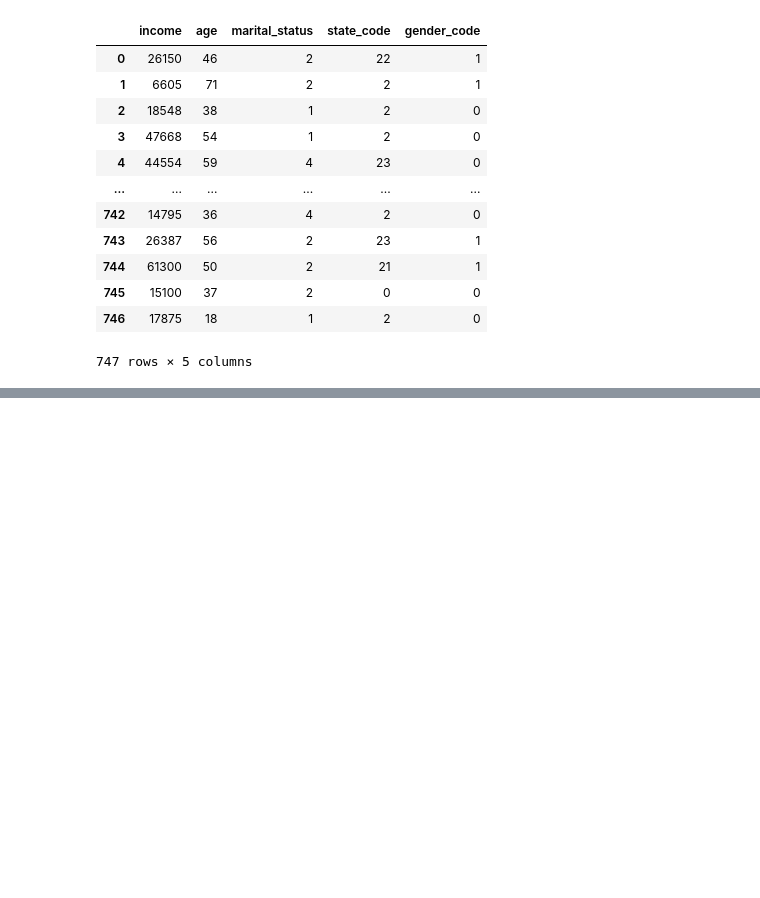
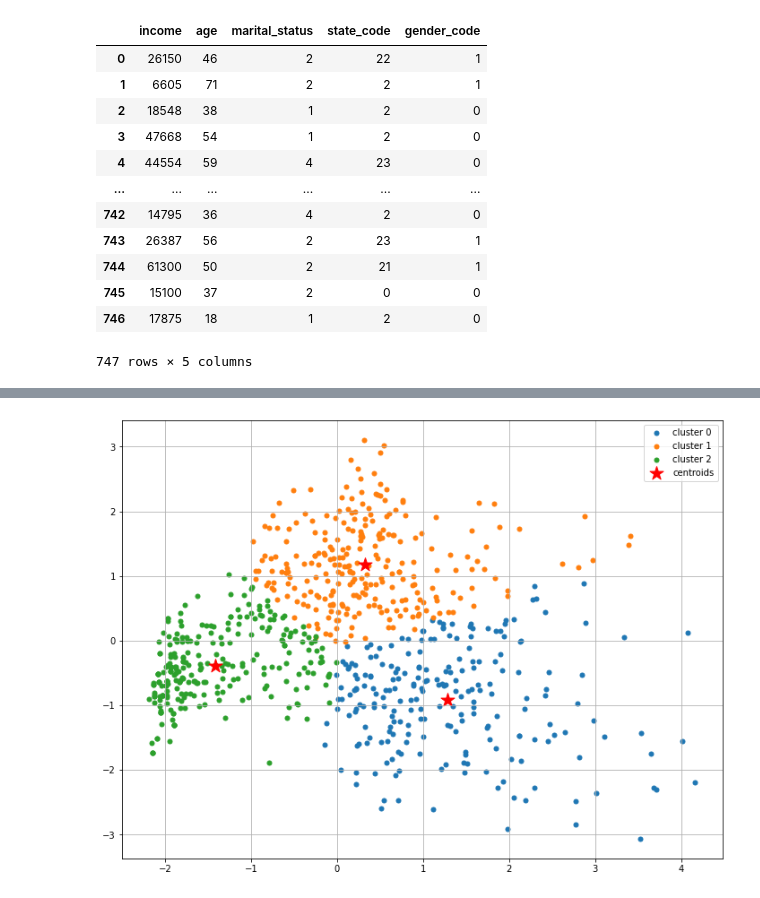
Before and after one commit to elslb/LH_mini_project_3, a Jupyter notebook: mini_project_3.ipynb, the cells around one changed output, grey strips where cells are left out. Saved outputs shown, nothing was run; the diff lists cells and outputs as text; code cells hidden in the pictures; blank space fills up the shorter version.

```diff
--- a/mini_project_3.ipynb
+++ b/mini_project_3.ipynb
@@ -111,0 +185,37 @@ cust1
+# %%
+km = KMeans(n_clusters=3,
+            n_init=3)
+# %%
+y_km = km.fit_predict(components)
+# %%
+def plot_clusters(X,y_res, plt_cluster_centers = False):
+    X_centroids = []
+    Y_centroids = []
+    plt.figure(figsize=(12,9))
+
+    for cluster in set(y_res):
+        x = X[y_res == cluster,0]
+        y = X[y_res == cluster,1]
+        X_centroids.append(np.mean(x))
+        Y_centroids.append(np.mean(y))
+
+        plt.scatter(x,
+                    y,
+                    s=25,
+                    marker='o',
+                    label=f'cluster {cluster}')
+
+    if plt_cluster_centers:
+        plt.scatter(X_centroids,
+                    Y_centroids,
+                    marker='*',
+                    c='red',
+                    s=250,
+                    label='centroids')
+    plt.legend()
+    plt.grid()
+    plt.show()
+# %%
+plot_clusters(components, y_km, plt_cluster_centers=True)
+# %% [output]
+[figure, added]
```
Also changed, not shown: parts of 19 cells of this notebook.
